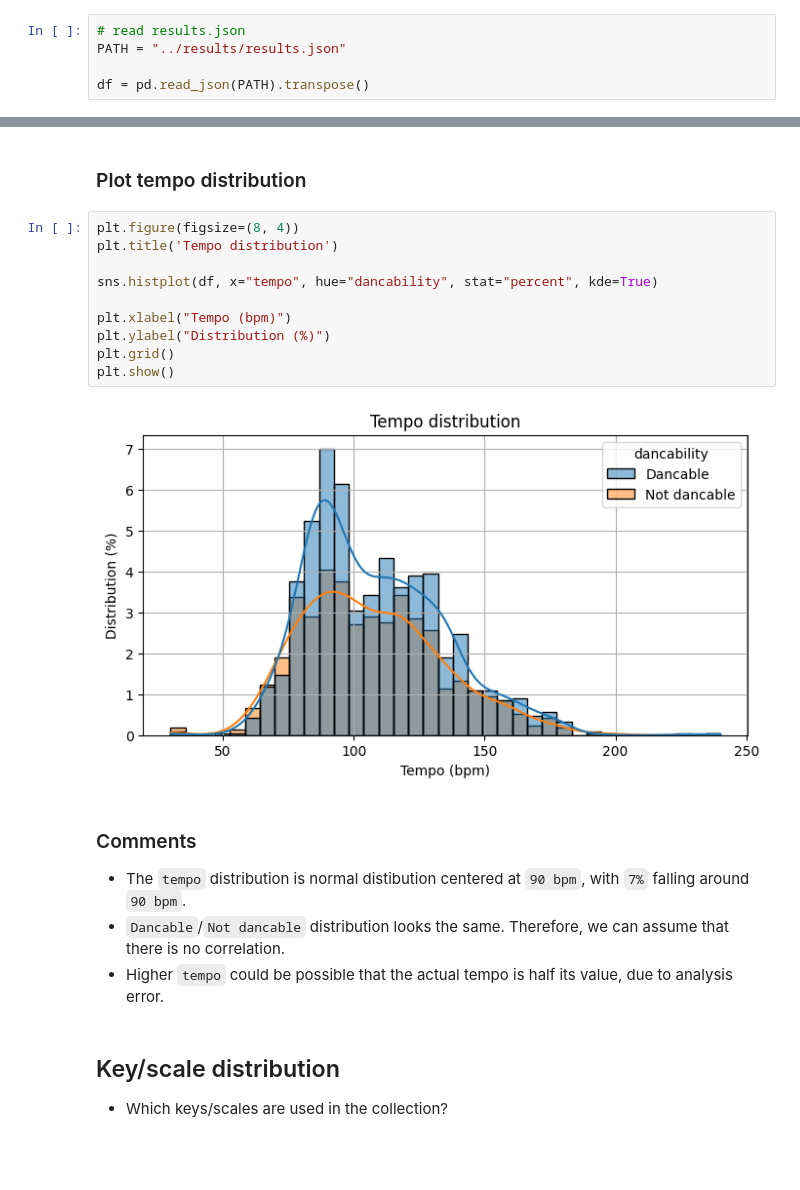
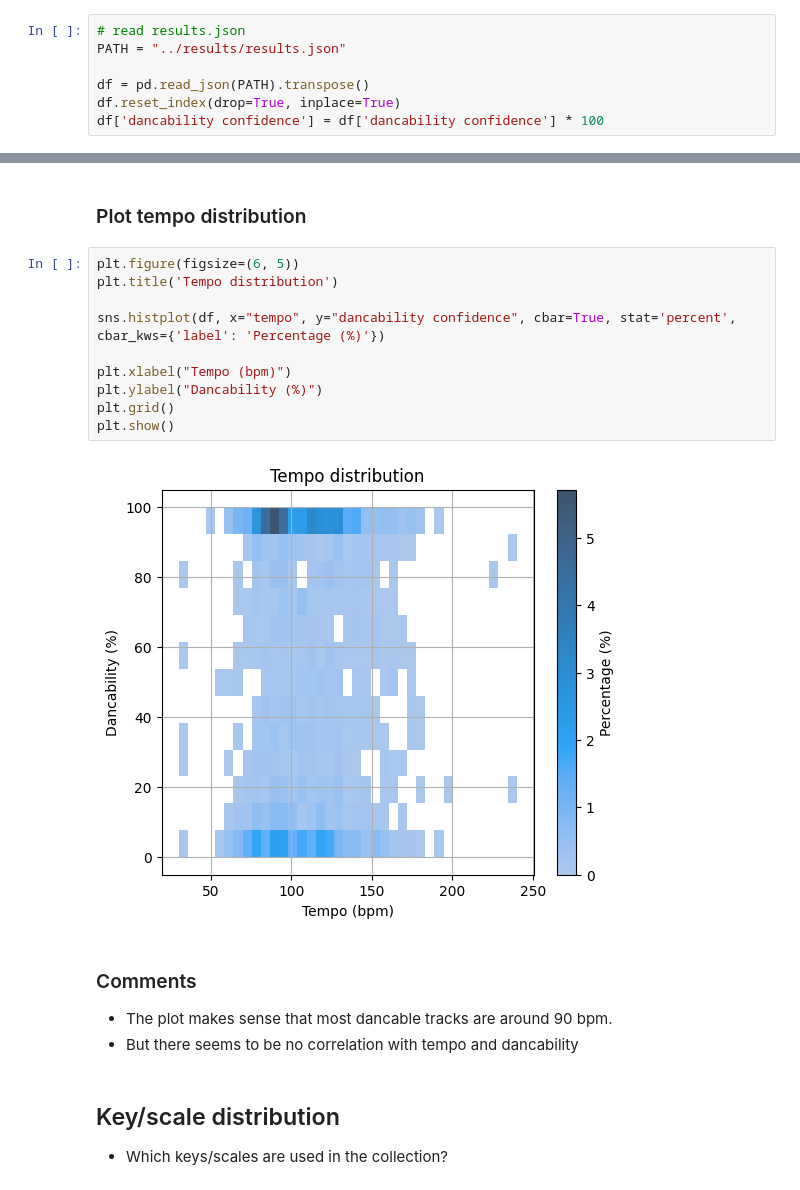
Before and after one commit to vivekvjyn/essentify, a Jupyter notebook: notebooks/analysis.ipynb, the cells around one changed output, grey strips where cells are left out. Saved outputs shown, nothing was run; the diff lists cells and outputs as text; blank space fills up the shorter version.

```diff
--- a/notebooks/analysis.ipynb
+++ b/notebooks/analysis.ipynb
@@ -15,6 +14,8 @@ import seaborn as sns
 PATH = "../results/results.json"
 
 df = pd.read_json(PATH).transpose()
+df.reset_index(drop=True, inplace=True)
+df['dancability confidence'] = df['dancability confidence'] * 100
 # %%
 df.head()
 # %% [output]
@@ -60,23 +59,22 @@ df['tag'].value_counts().to_csv('../results/genre.tsv', sep='\t', index=True)
 # %% [markdown]
 ### Plot tempo distribution
 # %%
-plt.figure(figsize=(8, 4))
+plt.figure(figsize=(6, 5))
 plt.title('Tempo distribution')
 
-sns.histplot(df, x="tempo", hue="dancability", stat="percent", kde=True)
+sns.histplot(df, x="tempo", y="dancability confidence", cbar=True, stat='percent', cbar_kws={'label': 'Percentage (%)'})
 
 plt.xlabel("Tempo (bpm)")
-plt.ylabel("Distribution (%)")
+plt.ylabel("Dancability (%)")
 plt.grid()
 plt.show()
 # %% [output]
-[figure, old version]
+[figure, new version]
 # %% [markdown]
 ### Comments
 
-- The `tempo` distribution is normal distibution centered at `90 bpm`, with `7%` falling around `90 bpm`.
-- `Dancable`/`Not dancable` distribution looks the same. Therefore, we can assume that there is no correlation.
-- Higher `tempo` could be possible that the actual tempo is half its value, due to analysis error.
+- The plot makes sense that most dancable tracks are around 90 bpm.
+- But there seems to be no correlation with tempo and dancability
 # %% [markdown]
 ## Key/scale distribution
 - Which keys/scales are used in the collection?
```
Also changed, not shown: parts of 8 cells of this notebook, 7 other files.
